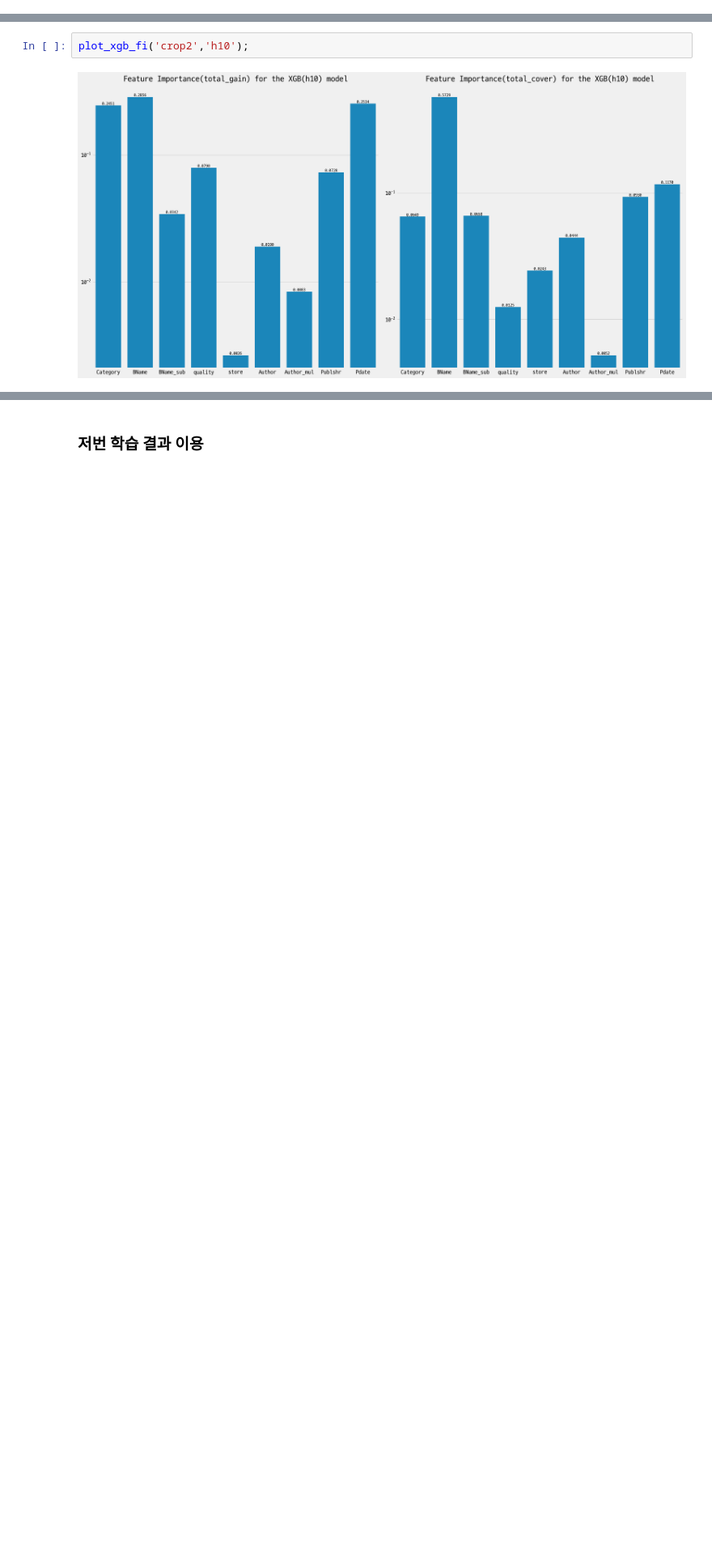
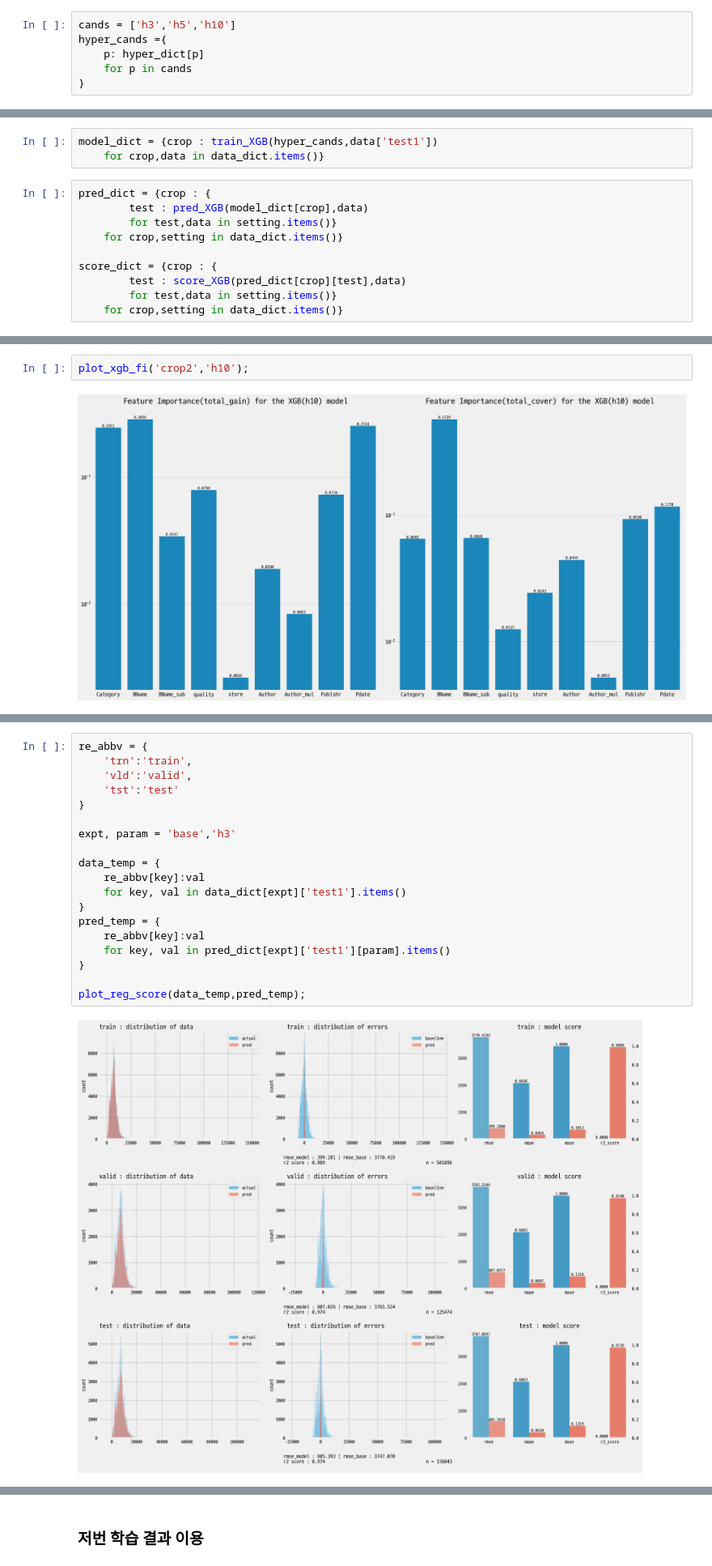
Before and after one commit to kdt-3-second-Project/aladin_usedbook, a Jupyter notebook: research/240721_hyperparameters_XGB.ipynb, the cells around one changed output, grey strips where cells are left out. Shown at 81% size. Saved outputs shown, nothing was run; the diff lists cells and outputs as text; blank space fills up the shorter version.

```diff
--- a/research/240721_hyperparameters_XGB.ipynb
+++ b/research/240721_hyperparameters_XGB.ipynb
@@ -561,6 +573,12 @@ display(hyper_dict)
   'colsample_bytree': 0.5,
   'subsample': 1,
   'early_stopping_rounds': 'auto'}}
+# %%
+cands = ['h3','h5','h10']
+hyper_cands ={
+    p: hyper_dict[p]
+    for p in cands
+}
 # %%
 from copy import deepcopy
 temp = deepcopy(hyper_dict)
@@ -840,3 +858,16 @@ score_dict = {crop : {
         test : score_XGB(pred_dict[crop][test],data,False)
         for test,data in setting.items()}
     for crop,setting in data_dict.items()}
+# %%
+model_dict = {crop : train_XGB(hyper_cands,data['test1'])
+    for crop,data in data_dict.items()}
+# %%
+pred_dict = {crop : {
+        test : pred_XGB(model_dict[crop],data)
+        for test,data in setting.items()}
+    for crop,setting in data_dict.items()}
+
+score_dict = {crop : {
+        test : score_XGB(pred_dict[crop][test],data)
+        for test,data in setting.items()}
+    for crop,setting in data_dict.items()}
@@ -1475,0 +1532,21 @@ plot_xgb_fi('crop2','h10');
+# %%
+re_abbv = {
+    'trn':'train',
+    'vld':'valid',
+    'tst':'test'
+}
+
+expt, param = 'base','h3'
+
+data_temp = {
+    re_abbv[key]:val
+    for key, val in data_dict[expt]['test1'].items()
+}
+pred_temp = {
+    re_abbv[key]:val
+    for key, val in pred_dict[expt]['test1'][param].items()
+}
+
+plot_reg_score(data_temp,pred_temp);
+# %% [output]
+[figure, added]
```
Also changed, not shown: parts of 137 cells of this notebook, 4 other files.
